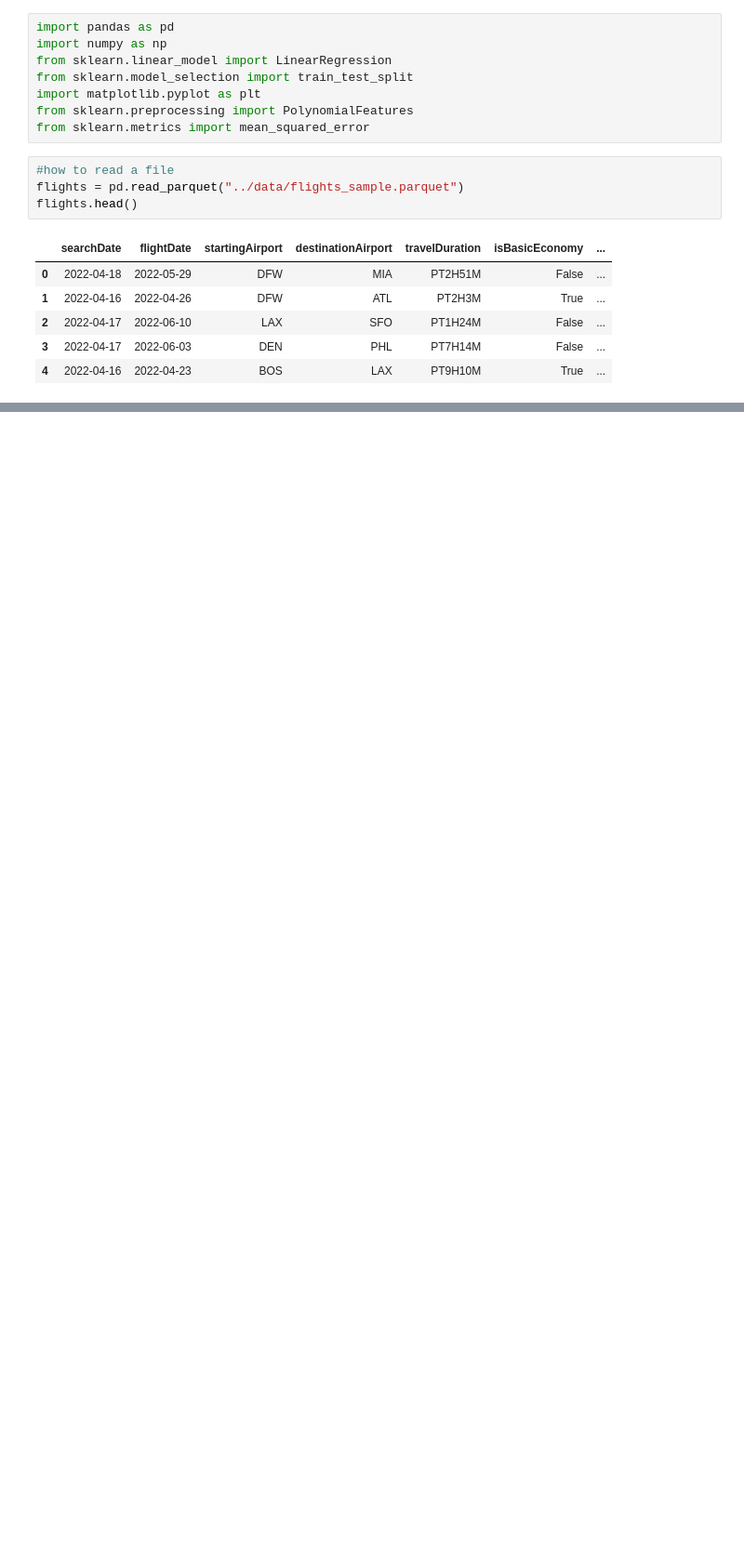
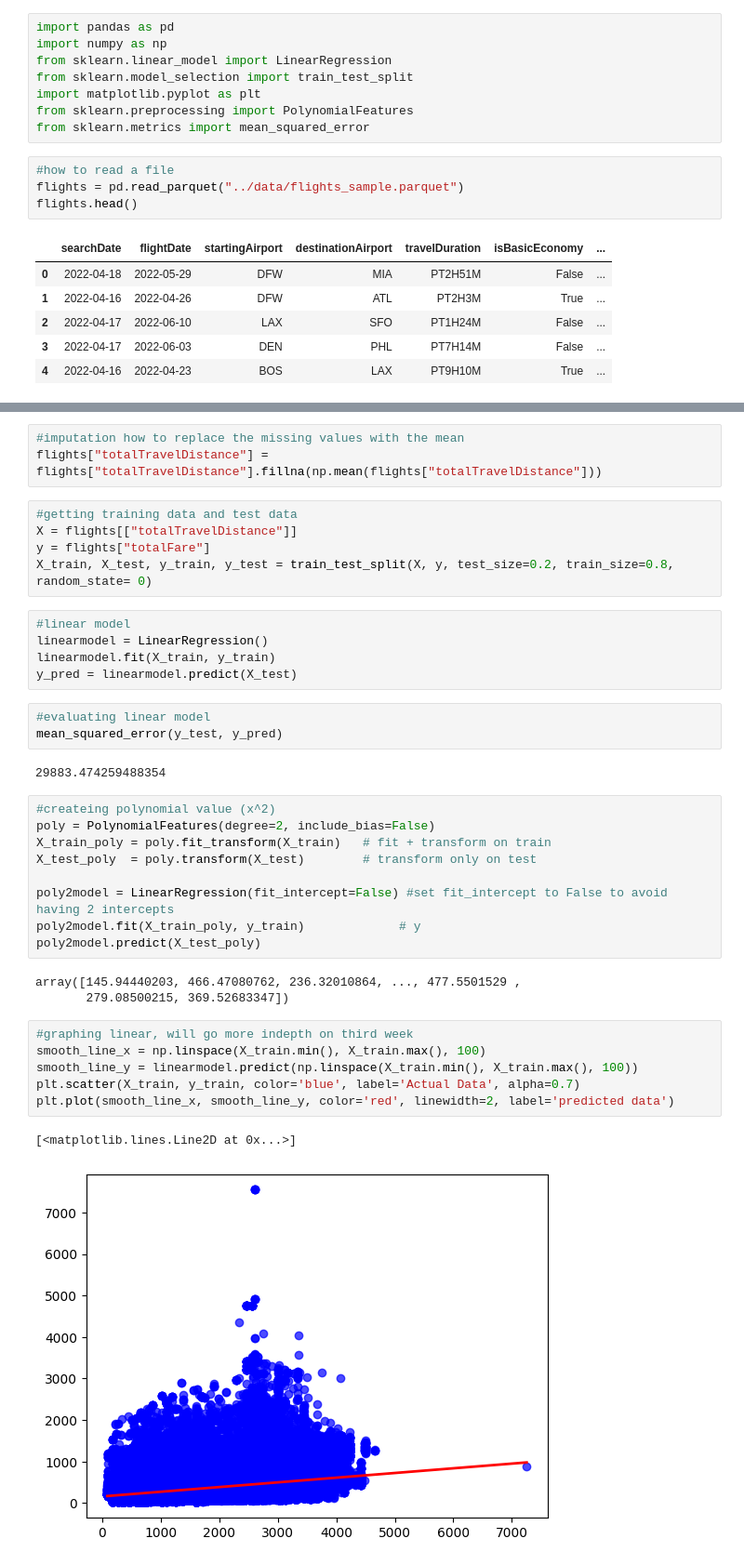
Before and after one commit to Kyay/UCDAIC, a Jupyter notebook: week1/week_material.ipynb, the cells around one changed output, grey strips where cells are left out. Shown at 93% size. Cells and saved outputs as stored; diff of their text form; blank space fills up the shorter version.

Commit message:
week1 practice

```diff
--- a/week1/week_material.ipynb
+++ b/week1/week_material.ipynb
@@ -19,0 +103,39 @@ flights.head()
+# %%
+#imputation how to replace the missing values with the mean
+flights["totalTravelDistance"] = flights["totalTravelDistance"].fillna(np.mean(flights["totalTravelDistance"]))
+# %%
+#getting training data and test data
+X = flights[["totalTravelDistance"]]
+y = flights["totalFare"]
+X_train, X_test, y_train, y_test = train_test_split(X, y, test_size=0.2, train_size=0.8, random_state= 0)
+# %%
+#linear model
+linearmodel = LinearRegression()
+linearmodel.fit(X_train, y_train)
+y_pred = linearmodel.predict(X_test)
+# %%
+#evaluating linear model
+mean_squared_error(y_test, y_pred)
+# %% [output]
+29883.474259488354
+# %%
+#createing polynomial value (x^2)
+poly = PolynomialFeatures(degree=2, include_bias=False)
+X_train_poly = poly.fit_transform(X_train)   # fit + transform on train
+X_test_poly  = poly.transform(X_test)        # transform only on test
+
+poly2model = LinearRegression(fit_intercept=False) #set fit_intercept to False to avoid having 2 intercepts
+poly2model.fit(X_train_poly, y_train)             # y
+poly2model.predict(X_test_poly)
+# %% [output]
+array([145.94440203, 466.47080762, 236.32010864, ..., 477.5501529 ,
+       279.08500215, 369.52683347])
+# %%
+#graphing linear, will go more indepth on third week
+smooth_line_x = np.linspace(X_train.min(), X_train.max(), 100)
+smooth_line_y = linearmodel.predict(np.linspace(X_train.min(), X_train.max(), 100))
+plt.scatter(X_train, y_train, color='blue', label='Actual Data', alpha=0.7)
+plt.plot(smooth_line_x, smooth_line_y, color='red', linewidth=2, label='predicted data')
+# %% [output]
+[<matplotlib.lines.Line2D at 0x...>]
+[figure, added]
```
Also changed, not shown: parts of 6 cells of this notebook.
